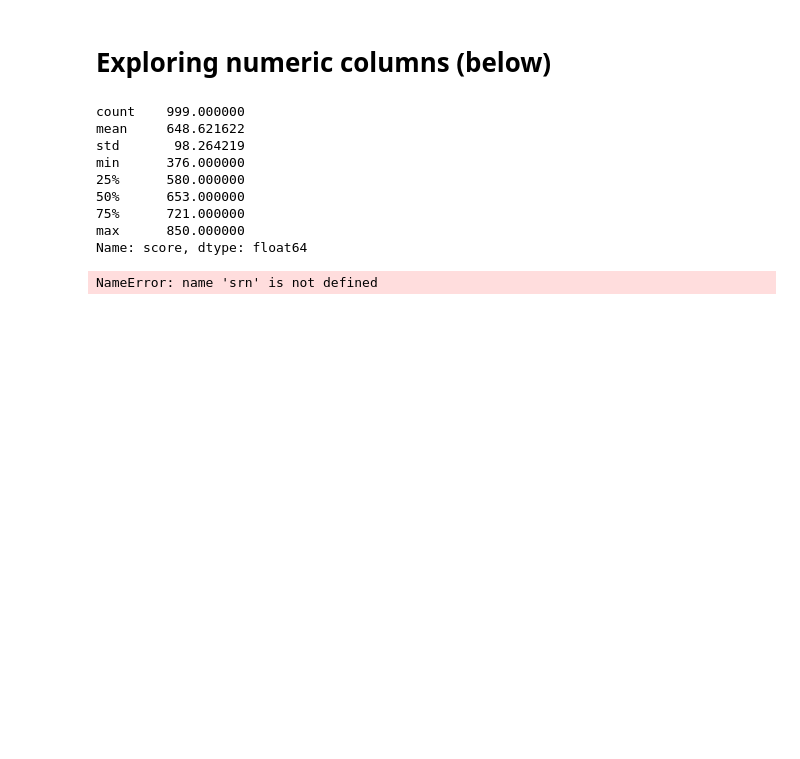
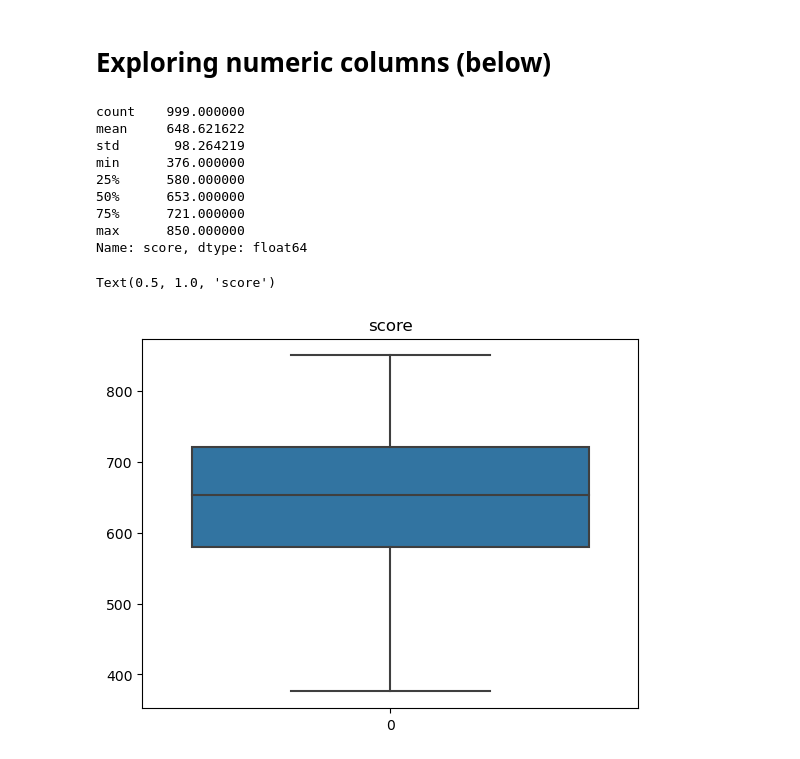
Before and after one commit to Lanpaiva/data-analysis, a Jupyter notebook: limpeza-processamento.ipynb, the cells around one changed output. Drawn from its saved outputs; the diff is of its cells as text; code cells hidden in the pictures; blank space fills up the shorter version.

Commit message:
fix: import seaborn error fixed

```diff
--- a/limpeza-processamento.ipynb
+++ b/limpeza-processamento.ipynb
@@ -81,7 +81,8 @@ min      376.000000
 max      850.000000
 Name: score, dtype: float64
 # %%
-srn.boxplot(dataset['score']).set_title('score')
+sea.boxplot(dataset['score']).set_title('score')
 # %% [output]
-NameError: name 'srn' is not defined
+Text(0.5, 1.0, 'score')
+[figure, added]
 # %%
```
Also changed, not shown: parts of 1 cell of this notebook.
